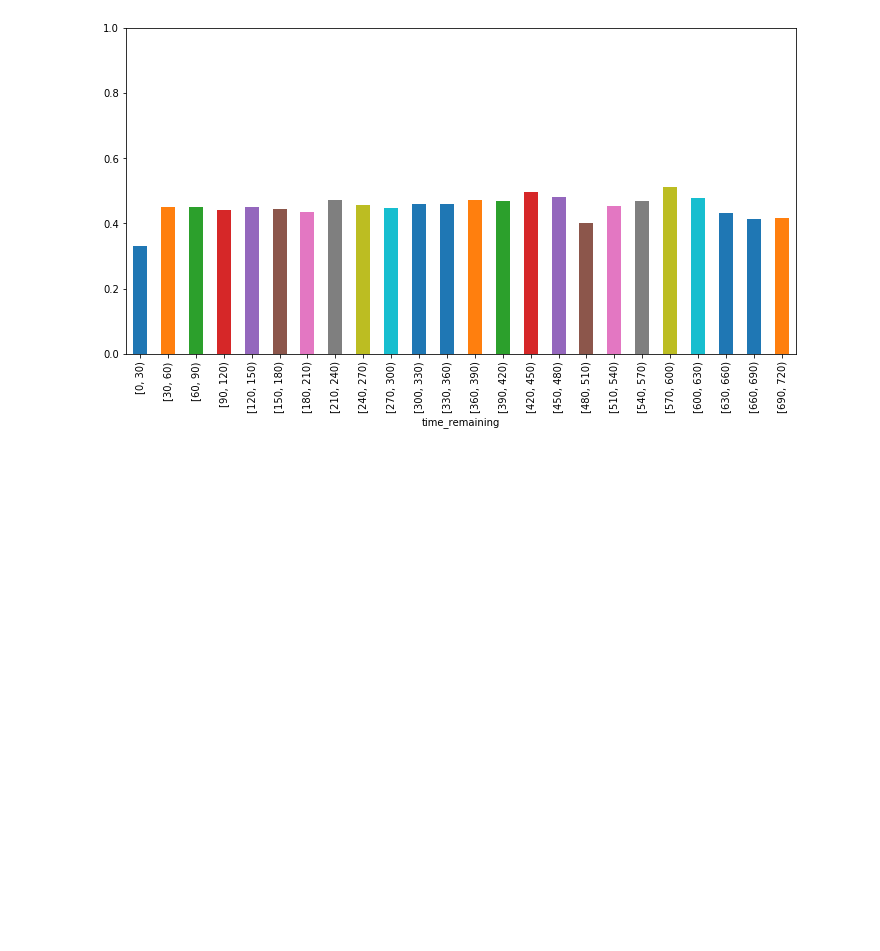
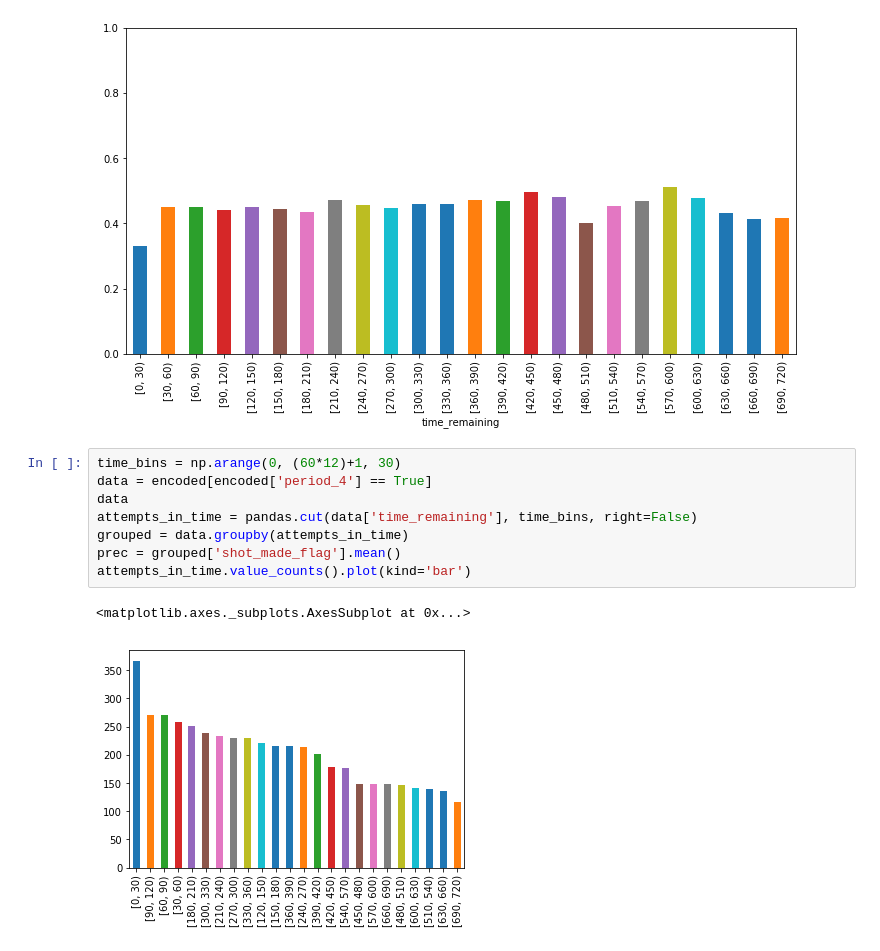
Before and after one commit to jonnor/datascience-master, a Jupyter notebook: dat200/assigment2/Basketball.ipynb, the cells around one changed output. Saved outputs shown, nothing was run; the diff lists cells and outputs as text; blank space fills up the shorter version.

```diff
--- a/dat200/assigment2/Basketball.ipynb
+++ b/dat200/assigment2/Basketball.ipynb
@@ -443,3 +448,14 @@ attempts_in_time.value_counts().plot(kind='bar')
 acc = prec.plot(kind='bar', figsize=(12, 6), ylim=(0.0, 1.0), title='')
 # %% [output]
 [figure]
+# %%
+time_bins = np.arange(0, (60*12)+1, 30)
+data = encoded[encoded['period_4'] == True]
+data
+attempts_in_time = pandas.cut(data['time_remaining'], time_bins, right=False)
+grouped = data.groupby(attempts_in_time)
+prec = grouped['shot_made_flag'].mean()
+attempts_in_time.value_counts().plot(kind='bar')
+# %% [output]
+<matplotlib.axes._subplots.AxesSubplot at 0x...>
+[figure, added]
```
Also changed, not shown: parts of 6 cells of this notebook, 1 other file.
